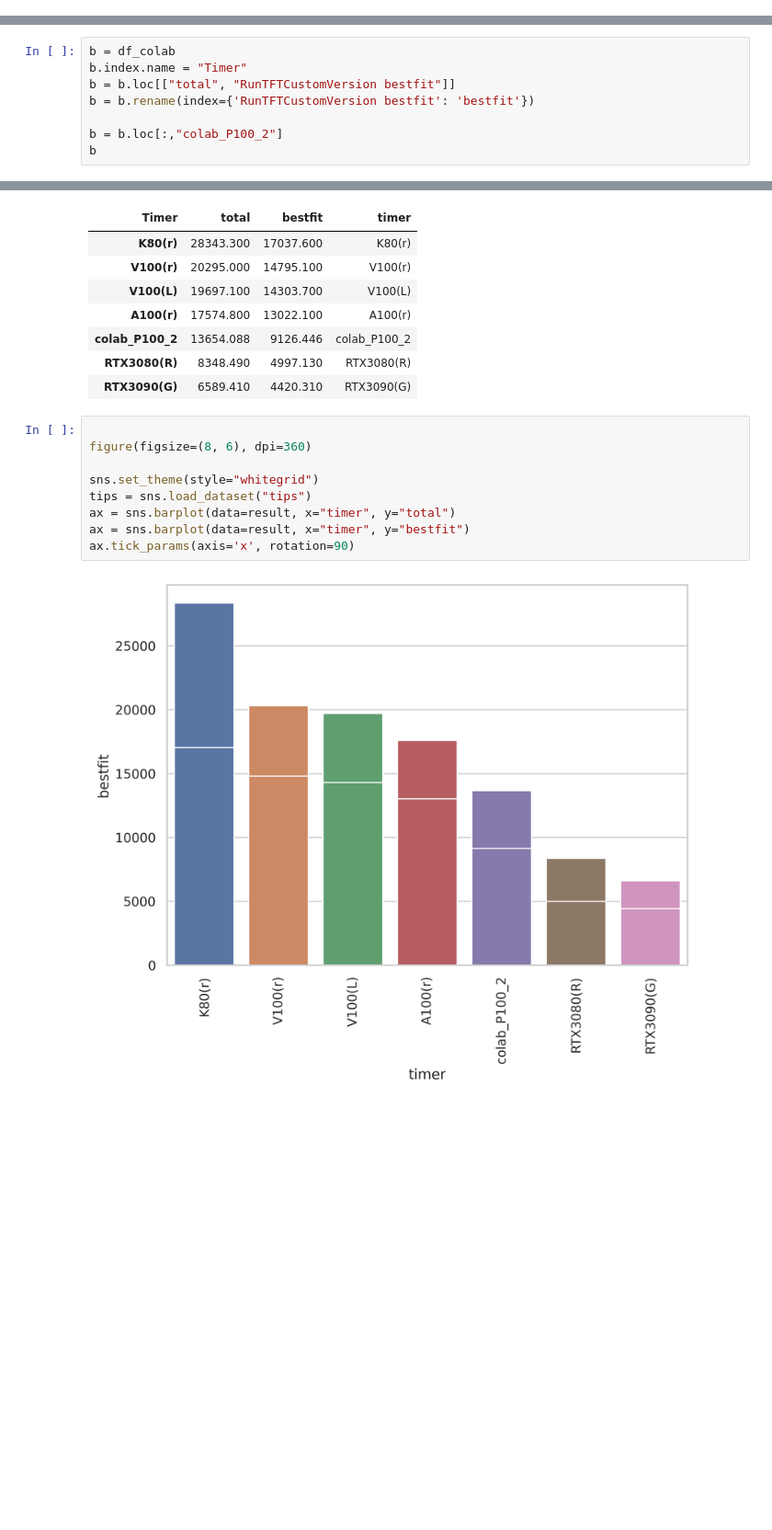
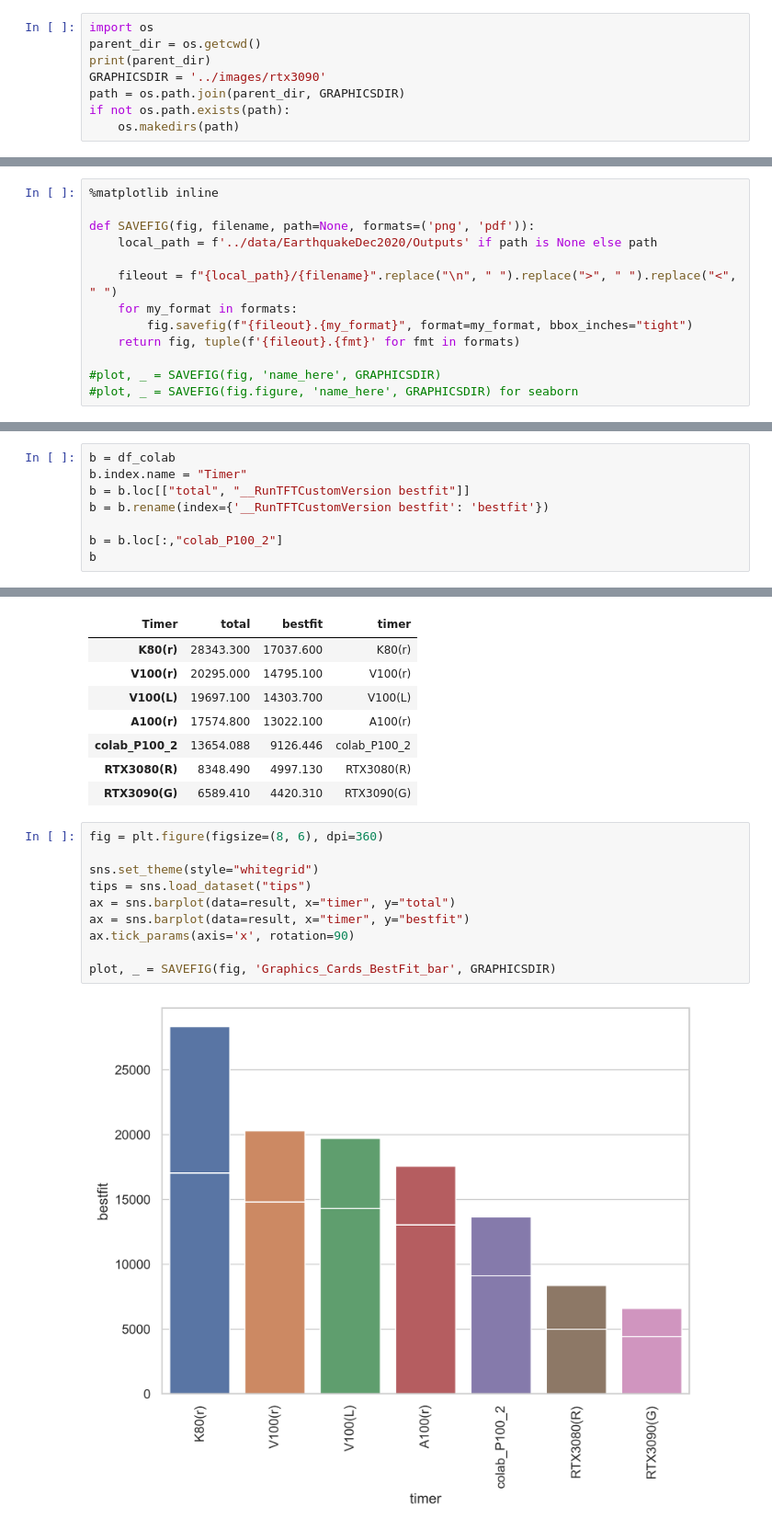
Before and after one commit to laszewsk/mlcommons, a Jupyter notebook: benchmarks/earthquake/may2022/rtx3090.ipynb, the cells around one changed output, grey strips where cells are left out. Shown at 92% size. Drawn from its saved outputs; the diff is of its cells as text; blank space fills up the shorter version.

```diff
--- a/benchmarks/earthquake/may2022/rtx3090.ipynb
+++ b/benchmarks/earthquake/may2022/rtx3090.ipynb
@@ -16,0 +17,8 @@ plt.show()
+# %%
+import os
+parent_dir = os.getcwd()
+print(parent_dir)
+GRAPHICSDIR = '../images/rtx3090'
+path = os.path.join(parent_dir, GRAPHICSDIR)
+if not os.path.exists(path):
+    os.makedirs(path)
@@ -17,3 +27,16 @@ plt.show()
+# %%
+%matplotlib inline
+
+def SAVEFIG(fig, filename, path=None, formats=('png', 'pdf')):
+    local_path = f'../data/EarthquakeDec2020/Outputs' if path is None else path
+
+    fileout = f"{local_path}/{filename}".replace("\n", " ").replace(">", " ").replace("<", " ")
+    for my_format in formats:
+        fig.savefig(f"{fileout}.{my_format}", format=my_format, bbox_inches="tight")
+    return fig, tuple(f'{fileout}.{fmt}' for fmt in formats)
+
+#plot, _ = SAVEFIG(fig, 'name_here', GRAPHICSDIR)
+#plot, _ = SAVEFIG(fig.figure, 'name_here', GRAPHICSDIR) for seaborn
 # %%
 def predict_time(x,y, x_pred):
     # x_pred = [0, 2,10,20, 30, 40,50,60, 66]
@@ -1753,8 +1791,8 @@ Index(['K80(r)', 'V100(r)', 'A100(r)', 'RTX3090(G)', 'RTX3080(R)', 'V100(L)'], d
 # %%
 b = df_colab
 b.index.name = "Timer"
-b = b.loc[["total", "RunTFTCustomVersion bestfit"]]
-b = b.rename(index={'RunTFTCustomVersion bestfit': 'bestfit'})
+b = b.loc[["total", "__RunTFTCustomVersion bestfit"]]
+b = b.rename(index={'__RunTFTCustomVersion bestfit': 'bestfit'})
 
 b = b.loc[:,"colab_P100_2"]
 b
@@ -1790,13 +1828,14 @@ result
 | RTX3080(R) | 8348.490 | 4997.130 | RTX3080(R) |
 | RTX3090(G) | 6589.410 | 4420.310 | RTX3090(G) |
 # %%
-
-figure(figsize=(8, 6), dpi=360)
+fig = plt.figure(figsize=(8, 6), dpi=360)
 
 sns.set_theme(style="whitegrid")
 tips = sns.load_dataset("tips")
 ax = sns.barplot(data=result, x="timer", y="total")
 ax = sns.barplot(data=result, x="timer", y="bestfit")
 ax.tick_params(axis='x', rotation=90)
+
+plot, _ = SAVEFIG(fig, 'Graphics_Cards_BestFit_bar', GRAPHICSDIR)
 # %% [output]
-[figure, old version]
+[figure, new version]
```
Also changed, not shown: parts of 13 cells of this notebook.
